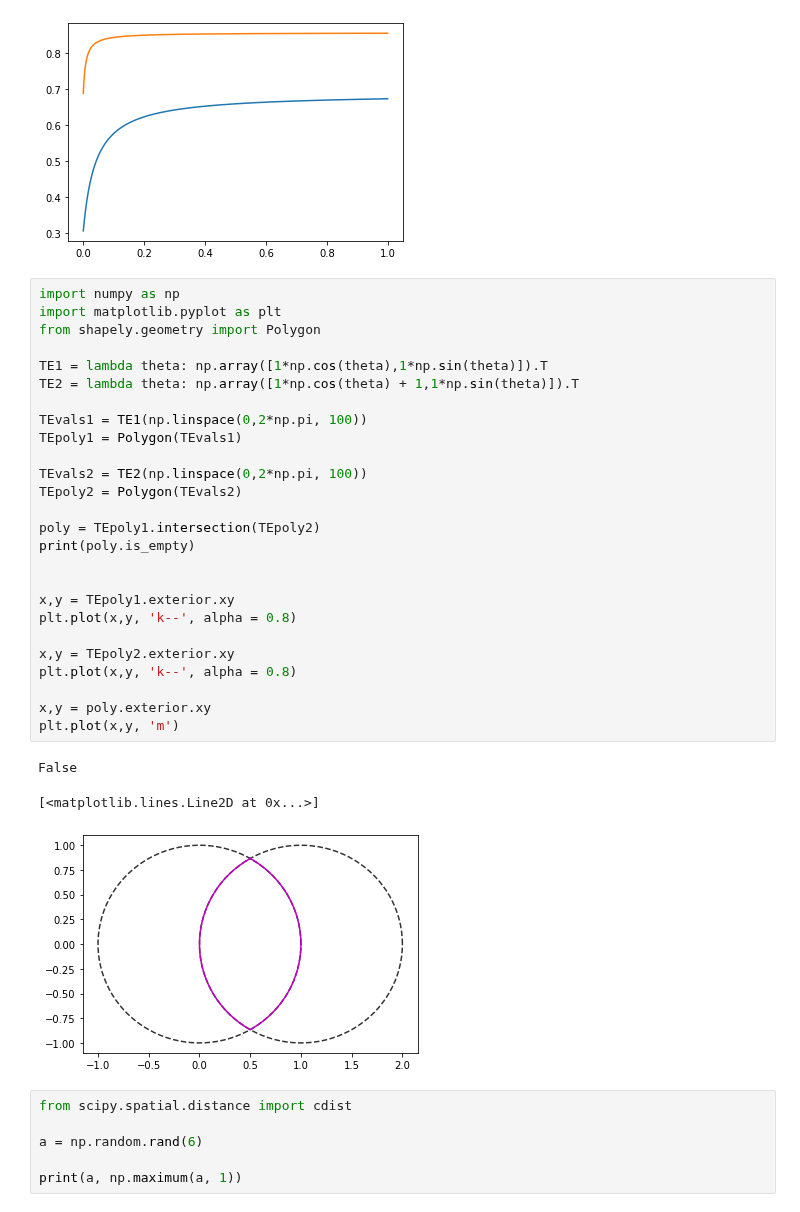
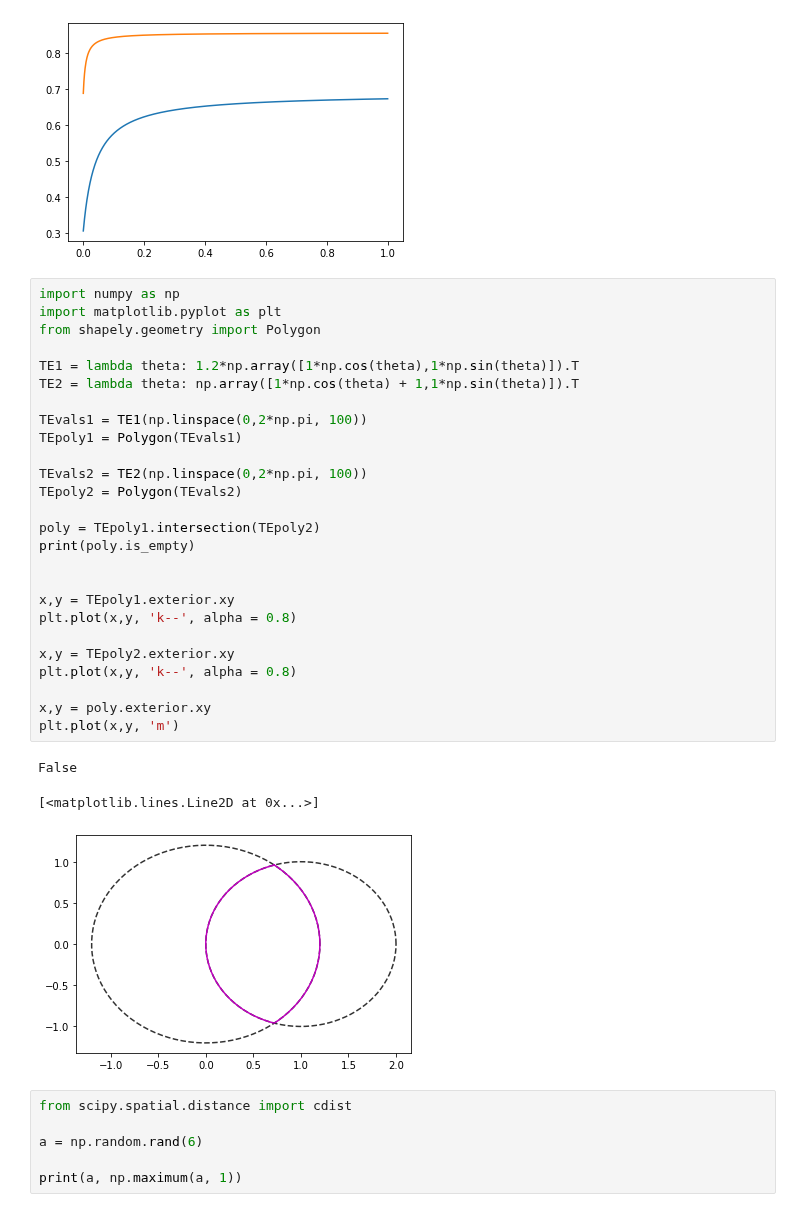
Before and after one commit to SchardtS/Cell-Differentiation, a Jupyter notebook: Testing Ground.ipynb, the cells around one changed output. Drawn from its saved outputs; the diff is of its cells as text.

```diff
--- a/Testing Ground.ipynb
+++ b/Testing Ground.ipynb
@@ -84,33 +84,33 @@ plt.plot(a, p_C2)
 # %%
 import numpy as np
 import matplotlib.pyplot as plt
 from shapely.geometry import Polygon
 
-TE1 = lambda theta: np.array([1*np.cos(theta),1*np.sin(theta)]).T
+TE1 = lambda theta: 1.2*np.array([1*np.cos(theta),1*np.sin(theta)]).T
 TE2 = lambda theta: np.array([1*np.cos(theta) + 1,1*np.sin(theta)]).T
 
 TEvals1 = TE1(np.linspace(0,2*np.pi, 100))
 TEpoly1 = Polygon(TEvals1)
 
 TEvals2 = TE2(np.linspace(0,2*np.pi, 100))
 TEpoly2 = Polygon(TEvals2)
 
 poly = TEpoly1.intersection(TEpoly2)
 print(poly.is_empty)
 
 
 x,y = TEpoly1.exterior.xy
 plt.plot(x,y, 'k--', alpha = 0.8)
 
 x,y = TEpoly2.exterior.xy
 plt.plot(x,y, 'k--', alpha = 0.8)
 
 x,y = poly.exterior.xy
 plt.plot(x,y, 'm')
 # %% [output]
 False
 [<matplotlib.lines.Line2D at 0x...>]
-[figure, old version]
+[figure, new version]
 # %%
 from scipy.spatial.distance import cdist
 
```
Also changed, not shown: parts of 4 cells of this notebook, 31 other files.
